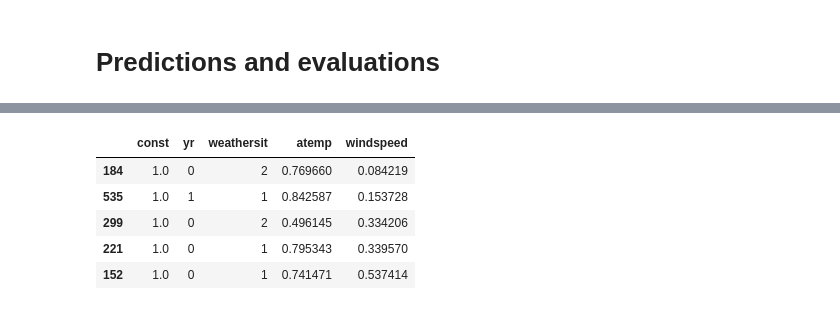
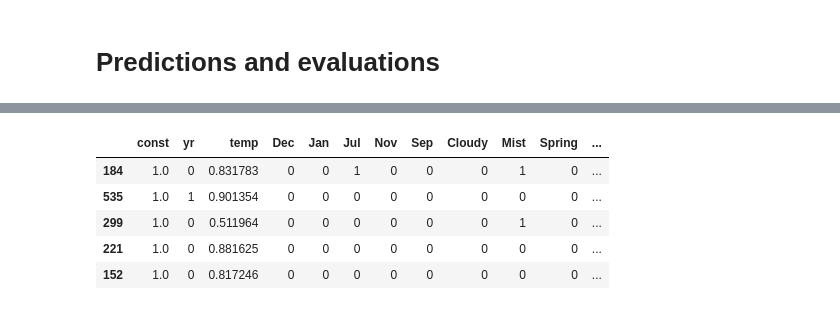
Before and after one commit to anu1619/BoomBike, a Jupyter notebook: bike_sharing_system.ipynb, the cells around one changed output, grey strips where cells are left out. Cells and saved outputs as stored; diff of their text form; code cells hidden in the pictures.

Commit message:
feat: enhance model

```diff
--- a/bike_sharing_system.ipynb
+++ b/bike_sharing_system.ipynb
@@ -345,0 +1442,14 @@ vif
+# %%
+X = X.drop(['Summer'], axis=1)
+# %%
+# add a constant
+X_train_sm = sm.add_constant(X)
+
+# create model
+lr = sm.OLS(y_train, X_train_sm)
+
+# fit
+lr_model = lr.fit()
+
+# params
+lr_model.summary()
@@ -345,0 +1487,14 @@ vif
+# %%
+X = X.drop(['Saturday'], axis=1)
+# %%
+# add a constant
+X_train_sm = sm.add_constant(X)
+
+# create model
+lr = sm.OLS(y_train, X_train_sm)
+
+# fit
+lr_model = lr.fit()
+
+# params
+lr_model.summary()
@@ -388,10 +1594,10 @@ X_test_sm.head()
 # %%
-X_test_sm = X_test_sm.drop(["season", "mnth", "holiday", "weekday", "workingday", "temp", "hum"],axis=1)
+X_test_sm = X_test_sm[["const", "yr", "temp", "Dec", "Jan", "Jul", "Nov", "Sep", "Cloudy","Mist", "Spring", "Winter"]]
 X_test_sm.head()
 # %% [output]
-|  | const | yr | weathersit | atemp | windspeed |
-| 184 | 1.0 | 0 | 2 | 0.769660 | 0.084219 |
-| 535 | 1.0 | 1 | 1 | 0.842587 | 0.153728 |
-| 299 | 1.0 | 0 | 2 | 0.496145 | 0.334206 |
-| 221 | 1.0 | 0 | 1 | 0.795343 | 0.339570 |
-| 152 | 1.0 | 0 | 1 | 0.741471 | 0.537414 |
+|  | const | yr | temp | Dec | Jan | Jul | Nov | Sep | Cloudy | Mist | Spring | ... |
+| 184 | 1.0 | 0 | 0.831783 | 0 | 0 | 1 | 0 | 0 | 0 | 1 | 0 | ... |
+| 535 | 1.0 | 1 | 0.901354 | 0 | 0 | 0 | 0 | 0 | 0 | 0 | 0 | ... |
+| 299 | 1.0 | 0 | 0.511964 | 0 | 0 | 0 | 0 | 0 | 0 | 1 | 0 | ... |
+| 221 | 1.0 | 0 | 0.881625 | 0 | 0 | 0 | 0 | 0 | 0 | 0 | 0 | ... |
+| 152 | 1.0 | 0 | 0.817246 | 0 | 0 | 0 | 0 | 0 | 0 | 0 | 0 | ... |
```
Also changed, not shown: parts of 81 cells of this notebook.
